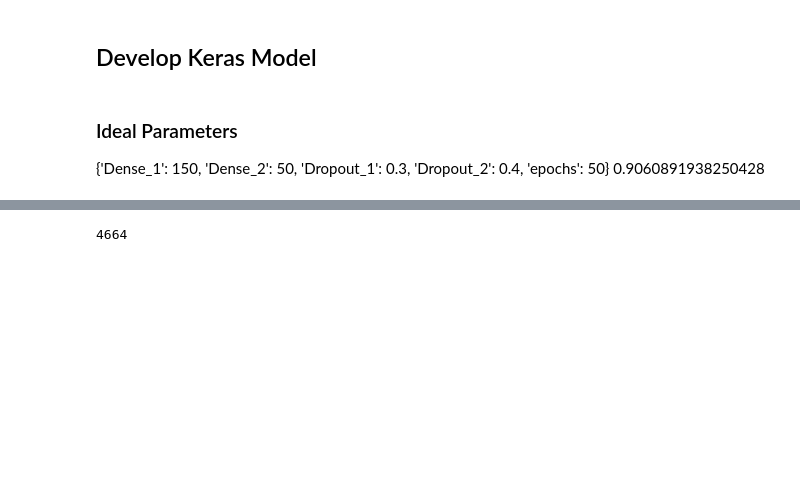
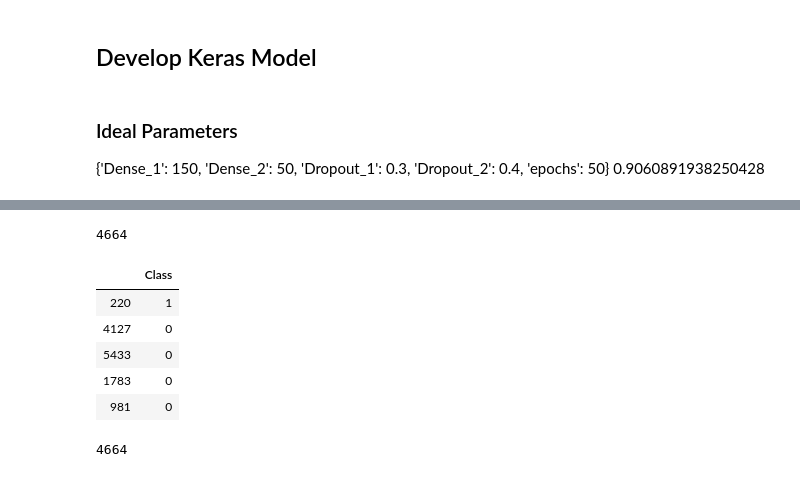
Before and after one commit to RightAir/BreathDetectionSystem, a Jupyter notebook: TensorFlow/BreathDetection Keras Model Decision Algorithm V3.ipynb, the cells around one changed output, grey strips where cells are left out. Saved outputs shown, nothing was run; the diff lists cells and outputs as text; code cells hidden in the pictures; blank space fills up the shorter version.

```diff
--- a/TensorFlow/BreathDetection Keras Model Decision Algorithm V3.ipynb
+++ b/TensorFlow/BreathDetection Keras Model Decision Algorithm V3.ipynb
@@ -95,8 +97,11 @@ X = pd.DataFrame(scaled_features, columns = X.columns[:])
 
 # Create the classification matrix
 y = df['Class']
+y = pd.DataFrame(y, index = None, columns = ['Class'])
 
 # Perform train test split
 X_train, X_test, y_train, y_test = train_test_split(X, y, test_size=0.3)
+y_test.reset_index(inplace = True, drop = True)
+y_train.reset_index(inplace = True, drop = True)
 
 columns = ['D1', 'D2', 'P1', 'P2', 'dD1', 'dD2', 'dP1', 'dP2']
@@ -243,3 +256,16 @@ Epoch 50/50
 <tensorflow.python.keras.callbacks.History at 0x...>
 # %%
 y_train_1 = pd.DataFrame(y_train, index = None, columns = ['Class'])
+# %%
+len(y_train_1)
+# %% [output]
+4664
+# %%
+y_train_1.head()
+# %% [output]
+|  | Class |
+| 220 | 1 |
+| 4127 | 0 |
+| 5433 | 0 |
+| 1783 | 0 |
+| 981 | 0 |
```
Also changed, not shown: parts of 7 cells of this notebook, 1 other file.
